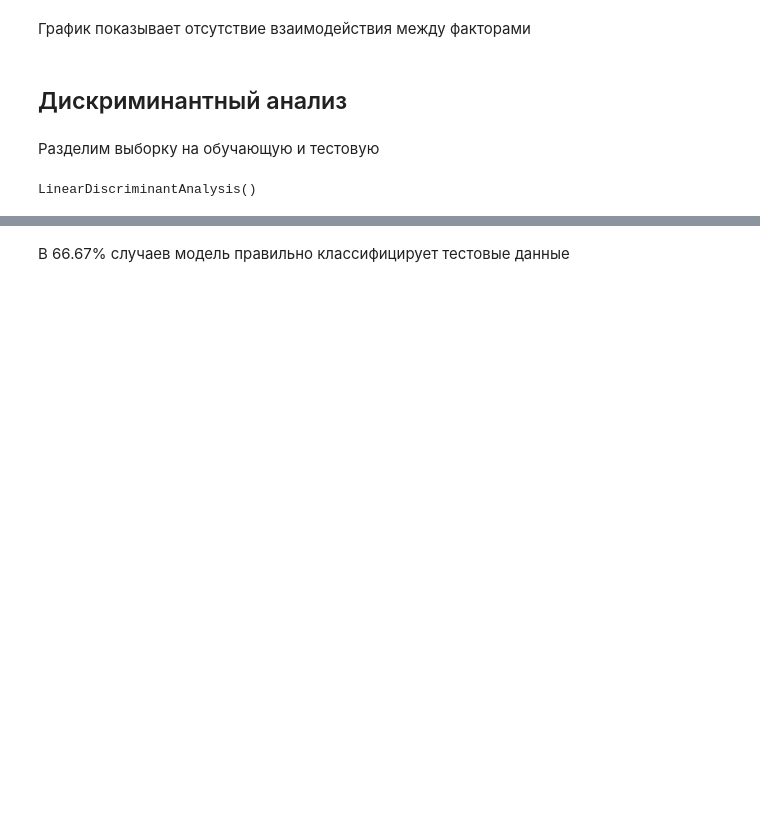
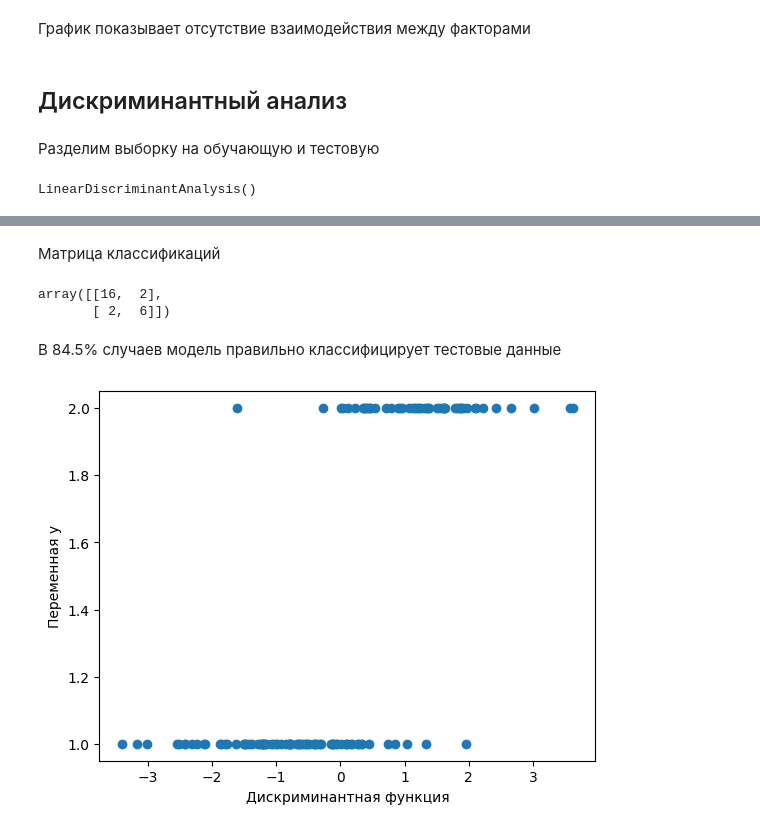
Before and after one commit to daffeu/StatMeth, a Jupyter notebook: 6/#6.ipynb, the cells around one changed output, grey strips where cells are left out. Saved outputs shown, nothing was run; the diff lists cells and outputs as text; code cells hidden in the pictures; blank space fills up the shorter version.

```diff
--- a/6/#6.ipynb
+++ b/6/#6.ipynb
@@ -178,10 +186,8 @@ df.drop("Половое.развитие..0...допубертатное..1..о
 # %%
-y = df["Z.Score_Height.ageWHO"]
-X = df.drop("Z.Score_Height.ageWHO", axis=1)
+y = dfn["Sex"]
+X = dfn.drop("Sex", axis=1)
 # %%
 X.drop(X.columns[[0]], axis=1, inplace=True)
-# %%
-y = y.astype('int')
 # %% [markdown]
 Разделим выборку на обучающую и тестовую
 # %%
@@ -199,2 +205,18 @@ Accuracy: 0.6666666666666666
+# %% [markdown]
+Матрица классификаций
+# %%
+confusion_matrix(y_test, y_pred)
+# %% [output]
+array([[16,  2],
+       [ 2,  6]])
 # %% [markdown]
-В 66.67% случаев модель правильно классифицирует тестовые данные
+В 84.5% случаев модель правильно классифицирует тестовые данные
+# %%
+discriminant_values = lda.transform(X)
+# %%
+plt.scatter(discriminant_values, y)
+plt.xlabel('Дискриминантная функция')
+plt.ylabel('Переменная y')
+plt.show()
+# %% [output]
+[figure, added]
```
Also changed, not shown: parts of 18 cells of this notebook, 3 other files.
